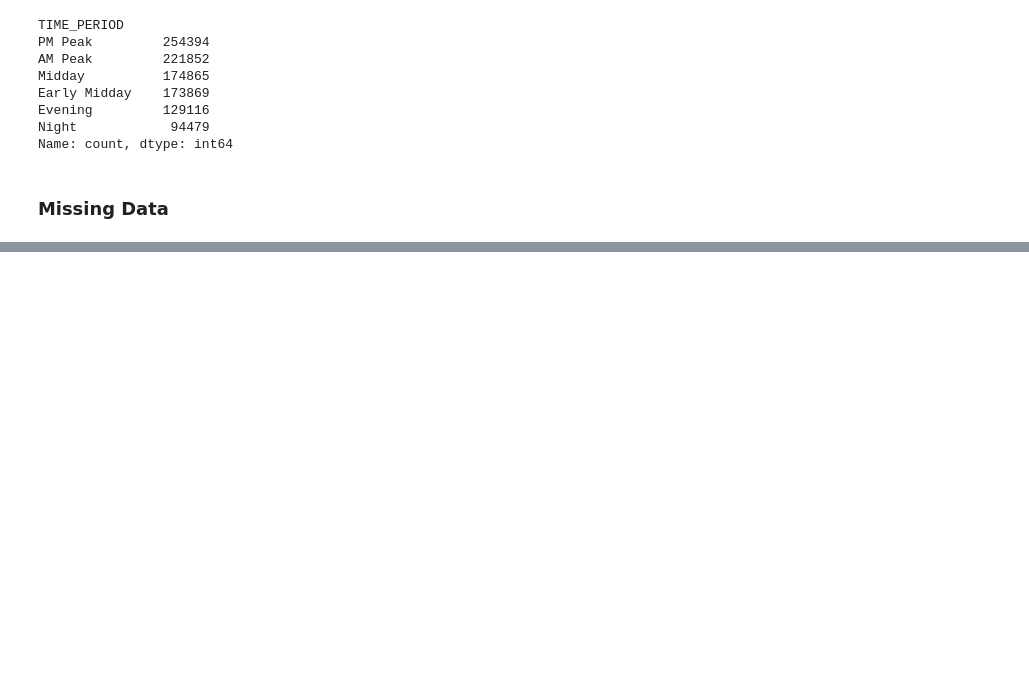
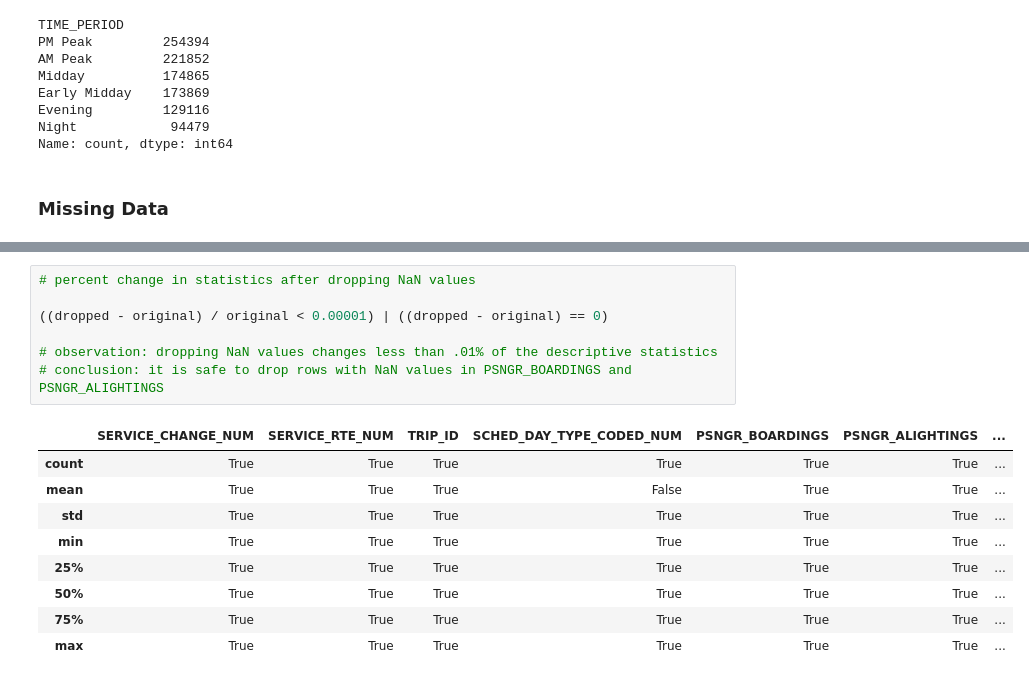
Before and after one commit to ARena18/DS_Capstone_Team2, a Jupyter notebook: processing/trip_analysis.ipynb, the cells around one changed output, grey strips where cells are left out. Cells and saved outputs as stored; diff of their text form; blank space fills up the shorter version.

```diff
--- a/processing/trip_analysis.ipynb
+++ b/processing/trip_analysis.ipynb
@@ -188,3 +215,20 @@ all boarding values for NaN alighting values: [nan]
+# %%
+# percent change in statistics after dropping NaN values
+
+((dropped - original) / original < 0.00001) | ((dropped - original) == 0)
+
+# observation: dropping NaN values changes less than .01% of the descriptive statistics
+# conclusion: it is safe to drop rows with NaN values in PSNGR_BOARDINGS and PSNGR_ALIGHTINGS
+# %% [output]
+|  | SERVICE_CHANGE_NUM | SERVICE_RTE_NUM | TRIP_ID | SCHED_DAY_TYPE_CODED_NUM | PSNGR_BOARDINGS | PSNGR_ALIGHTINGS | ... |
+| count | True | True | True | True | True | True | ... |
+| mean | True | True | True | False | True | True | ... |
+| std | True | True | True | True | True | True | ... |
+| min | True | True | True | True | True | True | ... |
+| 25% | True | True | True | True | True | True | ... |
+| 50% | True | True | True | True | True | True | ... |
+| 75% | True | True | True | True | True | True | ... |
+| max | True | True | True | True | True | True | ... |
 # %%
 # investigate NaN values in MAX_PSNGR_LOAD
 
```
Also changed, not shown: parts of 21 cells of this notebook.
